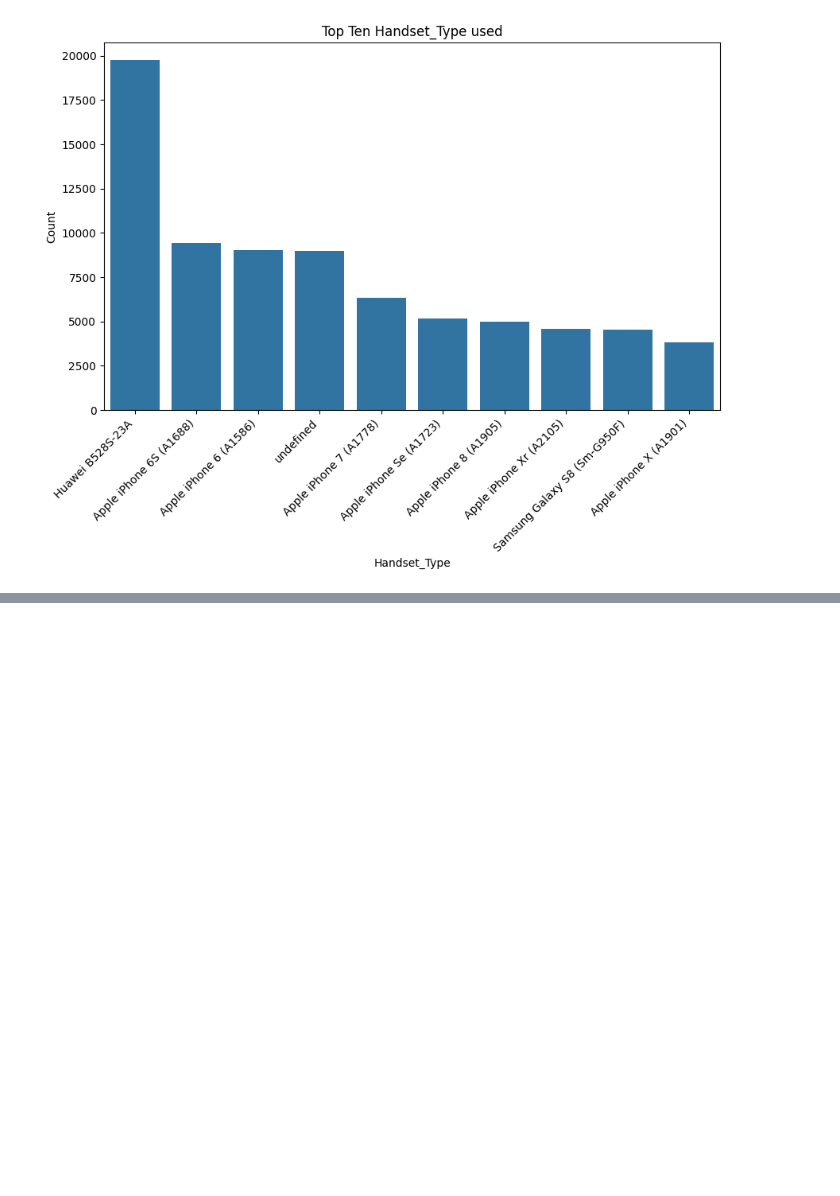
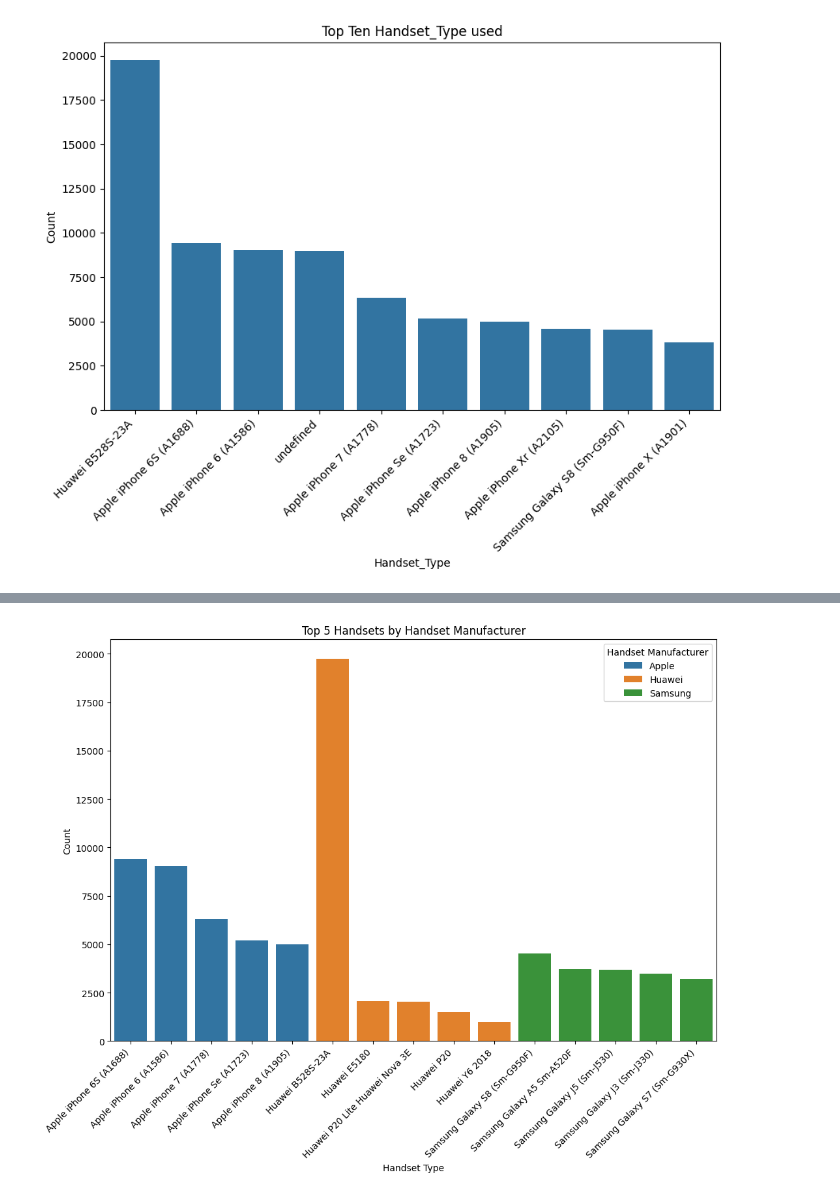
Before and after one commit to Marta233/EDA_TellCo, a Jupyter notebook: notebook/basic.ipynb, the cells around one changed output, grey strips where cells are left out. Cells and saved outputs as stored; diff of their text form; code cells hidden in the pictures; blank space fills up the shorter version.

```diff
--- a/notebook/basic.ipynb
+++ b/notebook/basic.ipynb
@@ -111,0 +178,4 @@ basic.plot_bar()
+# %%
+basic.plot_top_5_handsets_per_top_3_handset_manufacturer()
+# %% [output]
+[figure, added]
```
Also changed, not shown: parts of 8 cells of this notebook, 3 other files.
